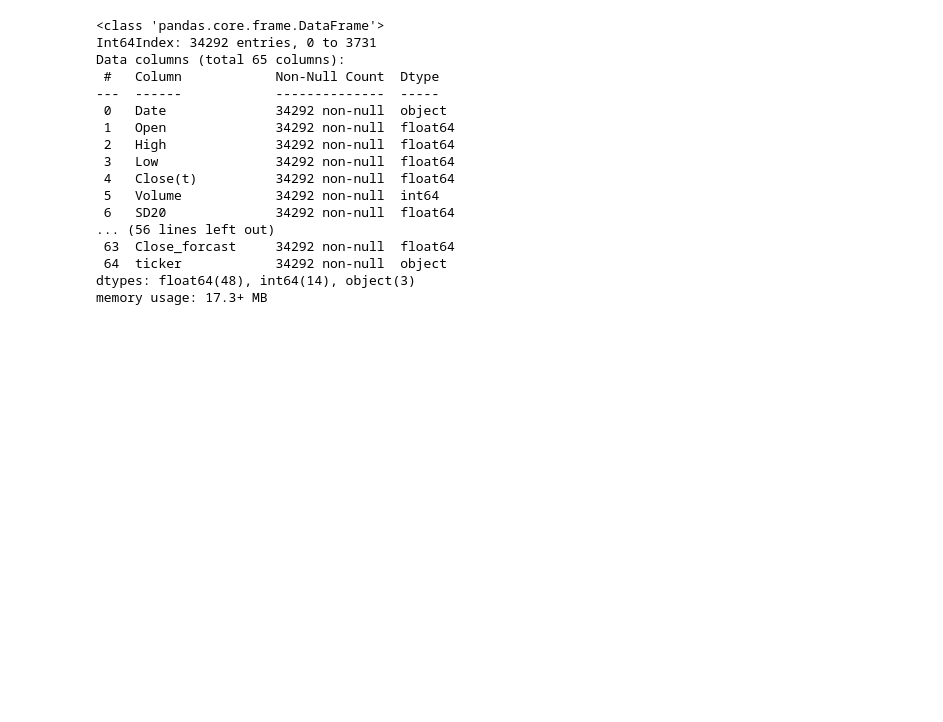
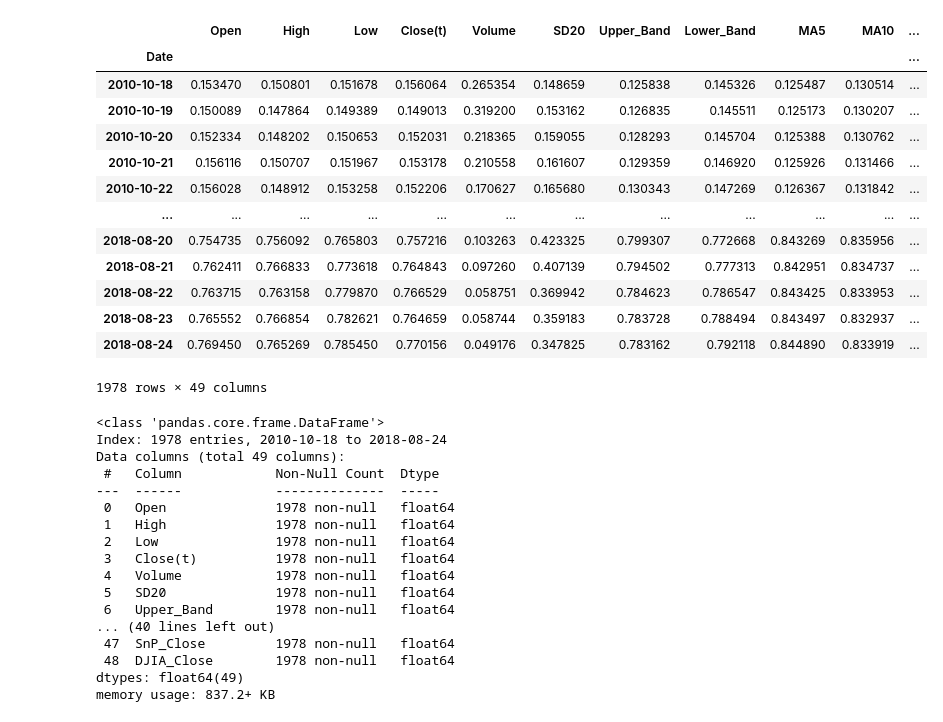
Before and after one commit to nikovacs/ML_Final_Project, a Jupyter notebook: stock_price_predictions.ipynb, the cells around one changed output. Cells and saved outputs as stored; diff of their text form; code cells hidden in the pictures; blank space fills up the shorter version.

```diff
--- a/stock_price_predictions.ipynb
+++ b/stock_price_predictions.ipynb
@@ -68,20 +194,37 @@ data.shape
+# %%
+explore_data # NOTE: This dataframe is the mean of the Open, High, Low, etc columns for each ticker
+# %% [output]
+|  | Open | High | Low | Close(t) | Volume | SD20 | Upper_Band | Lower_Band | MA5 | MA10 | ... |
+| Date |  |  |  |  |  |  |  |  |  |  | ... |
+| 2010-10-18 | 0.153470 | 0.150801 | 0.151678 | 0.156064 | 0.265354 | 0.148659 | 0.125838 | 0.145326 | 0.125487 | 0.130514 | ... |
+| 2010-10-19 | 0.150089 | 0.147864 | 0.149389 | 0.149013 | 0.319200 | 0.153162 | 0.126835 | 0.145511 | 0.125173 | 0.130207 | ... |
+| 2010-10-20 | 0.152334 | 0.148202 | 0.150653 | 0.152031 | 0.218365 | 0.159055 | 0.128293 | 0.145704 | 0.125388 | 0.130762 | ... |
+| 2010-10-21 | 0.156116 | 0.150707 | 0.151967 | 0.153178 | 0.210558 | 0.161607 | 0.129359 | 0.146920 | 0.125926 | 0.131466 | ... |
+| 2010-10-22 | 0.156028 | 0.148912 | 0.153258 | 0.152206 | 0.170627 | 0.165680 | 0.130343 | 0.147269 | 0.126367 | 0.131842 | ... |
+| ... | ... | ... | ... | ... | ... | ... | ... | ... | ... | ... | ... |
+| 2018-08-20 | 0.754735 | 0.756092 | 0.765803 | 0.757216 | 0.103263 | 0.423325 | 0.799307 | 0.772668 | 0.843269 | 0.835956 | ... |
+| 2018-08-21 | 0.762411 | 0.766833 | 0.773618 | 0.764843 | 0.097260 | 0.407139 | 0.794502 | 0.777313 | 0.842951 | 0.834737 | ... |
+| 2018-08-22 | 0.763715 | 0.763158 | 0.779870 | 0.766529 | 0.058751 | 0.369942 | 0.784623 | 0.786547 | 0.843425 | 0.833953 | ... |
+| 2018-08-23 | 0.765552 | 0.766854 | 0.782621 | 0.764659 | 0.058744 | 0.359183 | 0.783728 | 0.788494 | 0.843497 | 0.832937 | ... |
+| 2018-08-24 | 0.769450 | 0.765269 | 0.785450 | 0.770156 | 0.049176 | 0.347825 | 0.783162 | 0.792118 | 0.844890 | 0.833919 | ... |
+1978 rows × 49 columns
 # %%
-data.info()
+explore_data.info()
 # %% [output]
 <class 'pandas.core.frame.DataFrame'>
-Int64Index: 34292 entries, 0 to 3731
-Data columns (total 65 columns):
+Index: 1978 entries, 2010-10-18 to 2018-08-24
+Data columns (total 49 columns):
  #   Column            Non-Null Count  Dtype
 ---  ------            --------------  -----
- 0   Date              34292 non-null  object
- 1   Open              34292 non-null  float64
- 2   High              34292 non-null  float64
- 3   Low               34292 non-null  float64
- 4   Close(t)          34292 non-null  float64
- 5   Volume            34292 non-null  int64
- 6   SD20              34292 non-null  float64
-... (56 lines left out)
- 63  Close_forcast     34292 non-null  float64
- 64  ticker            34292 non-null  object
-dtypes: float64(48), int64(14), object(3)
-memory usage: 17.3+ MB
+ 0   Open              1978 non-null   float64
+ 1   High              1978 non-null   float64
+ 2   Low               1978 non-null   float64
+ 3   Close(t)          1978 non-null   float64
+ 4   Volume            1978 non-null   float64
+ 5   SD20              1978 non-null   float64
+ 6   Upper_Band        1978 non-null   float64
+... (40 lines left out)
+ 47  SnP_Close         1978 non-null   float64
+ 48  DJIA_Close        1978 non-null   float64
+dtypes: float64(49)
+memory usage: 837.2+ KB
```
Also changed, not shown: parts of 20 cells of this notebook.
